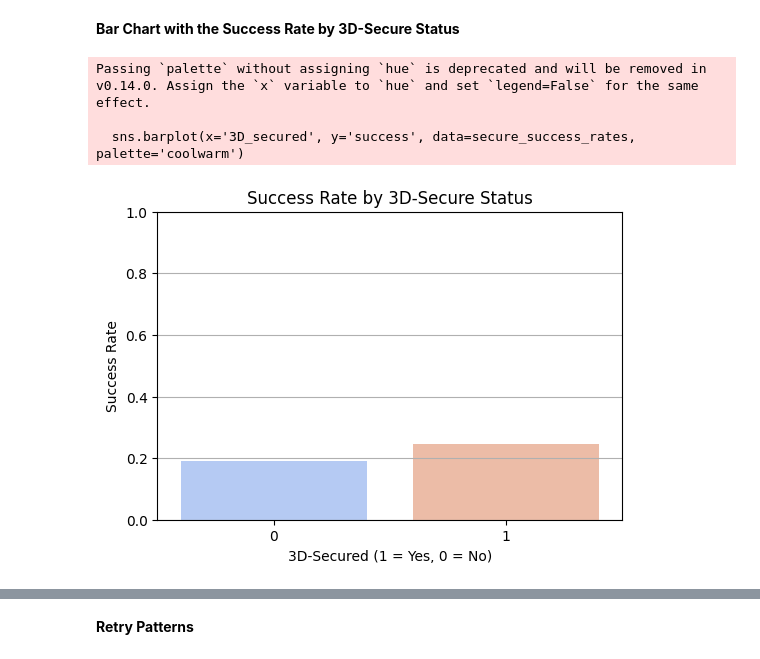
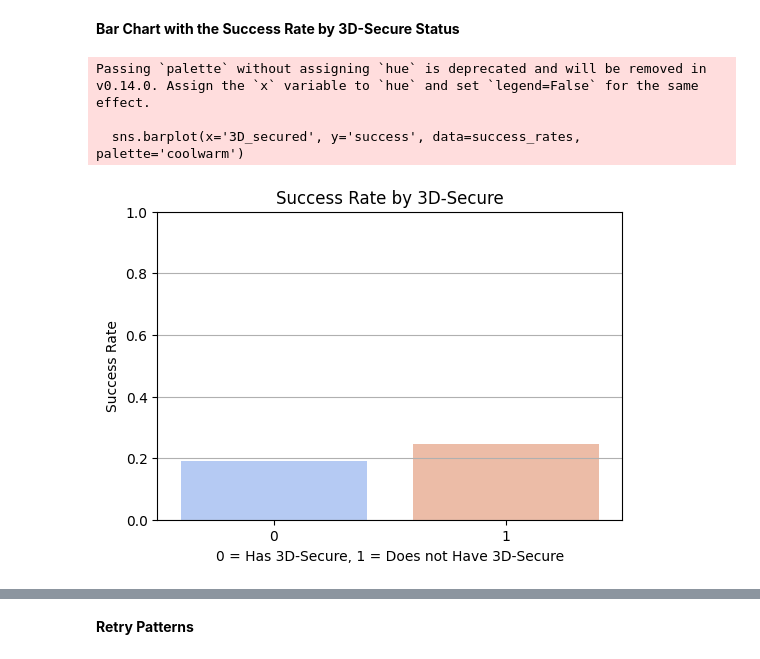
Before and after one commit to imildositoe/predictive_modeling_credit_card_routing, a Jupyter notebook: main.ipynb, the cells around one changed output, grey strips where cells are left out. Saved outputs shown, nothing was run; the diff lists cells and outputs as text; code cells hidden in the pictures.

```diff
--- a/main.ipynb
+++ b/main.ipynb
@@ -50,20 +36,20 @@ plt.show()
 __Bar Chart with the Success Rate by 3D-Secure Status__
 # %%
 # This snippet is for calculating the success rate by 3D-secure status
-secure_success_rates = df.groupby('3D_secured')['success'].mean().reset_index()
+success_rates = df.groupby('3D_secured')['success'].mean().reset_index()
 
 # Plot success rates by 3D-secured status
 plt.figure(figsize=(6, 4))
-sns.barplot(x='3D_secured', y='success', data=secure_success_rates, palette='coolwarm')
-plt.title('Success Rate by 3D-Secure Status')
-plt.xlabel('3D-Secured (1 = Yes, 0 = No)')
+sns.barplot(x='3D_secured', y='success', data=success_rates, palette='coolwarm')
+plt.title('Success Rate by 3D-Secure')
+plt.xlabel('0 = Has 3D-Secure, 1 = Does not Have 3D-Secure')
 plt.ylabel('Success Rate')
 plt.ylim(0, 1)
 plt.grid(axis='y')
 plt.show()
 # %% [output]
 Passing `palette` without assigning `hue` is deprecated and will be removed in v0.14.0. Assign the `x` variable to `hue` and set `legend=False` for the same effect.
 
-  sns.barplot(x='3D_secured', y='success', data=secure_success_rates, palette='coolwarm')
+  sns.barplot(x='3D_secured', y='success', data=success_rates, palette='coolwarm')
-[figure, old version]
+[figure, new version]
 # %% [markdown]
```
Also changed, not shown: parts of 4 cells of this notebook.
